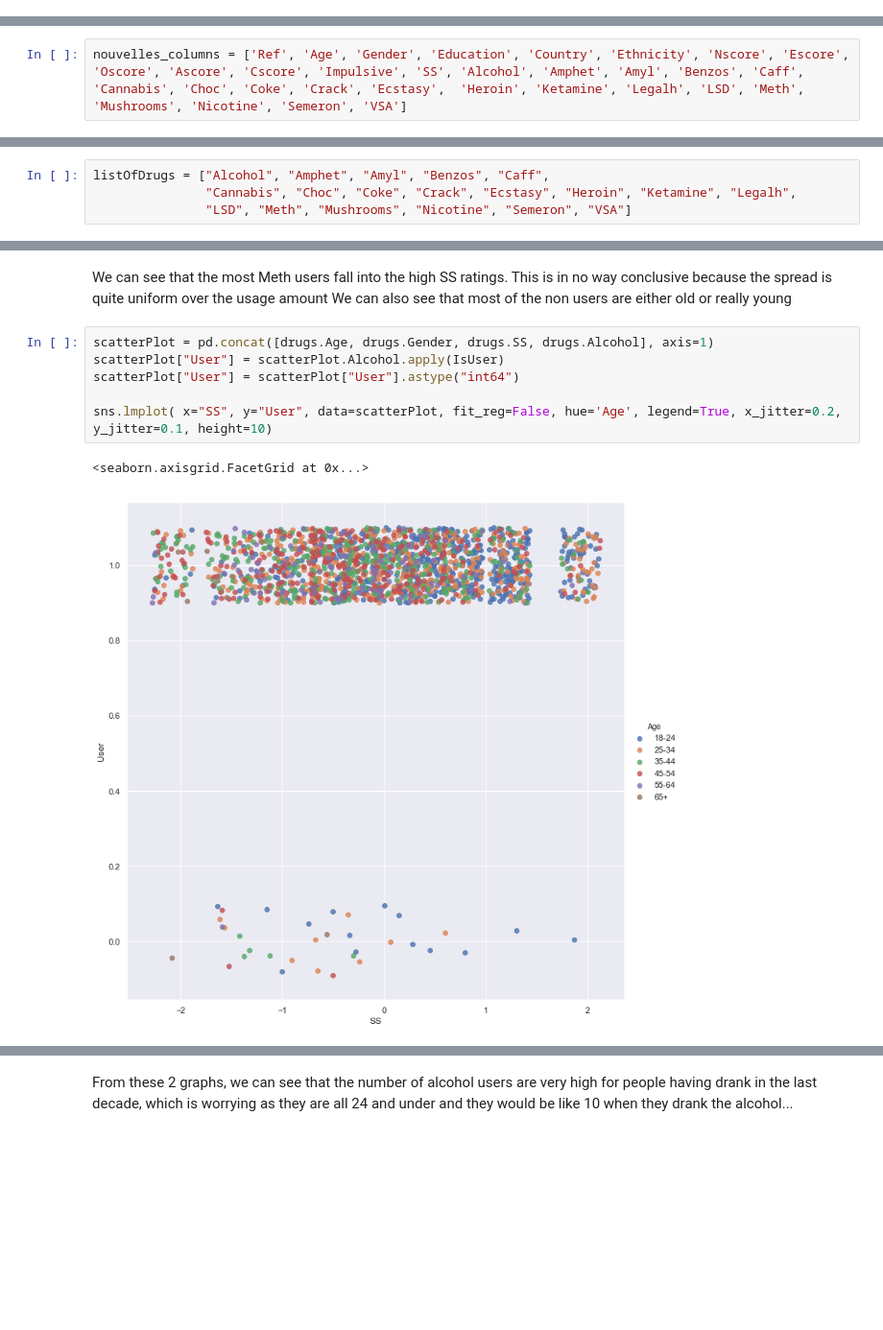
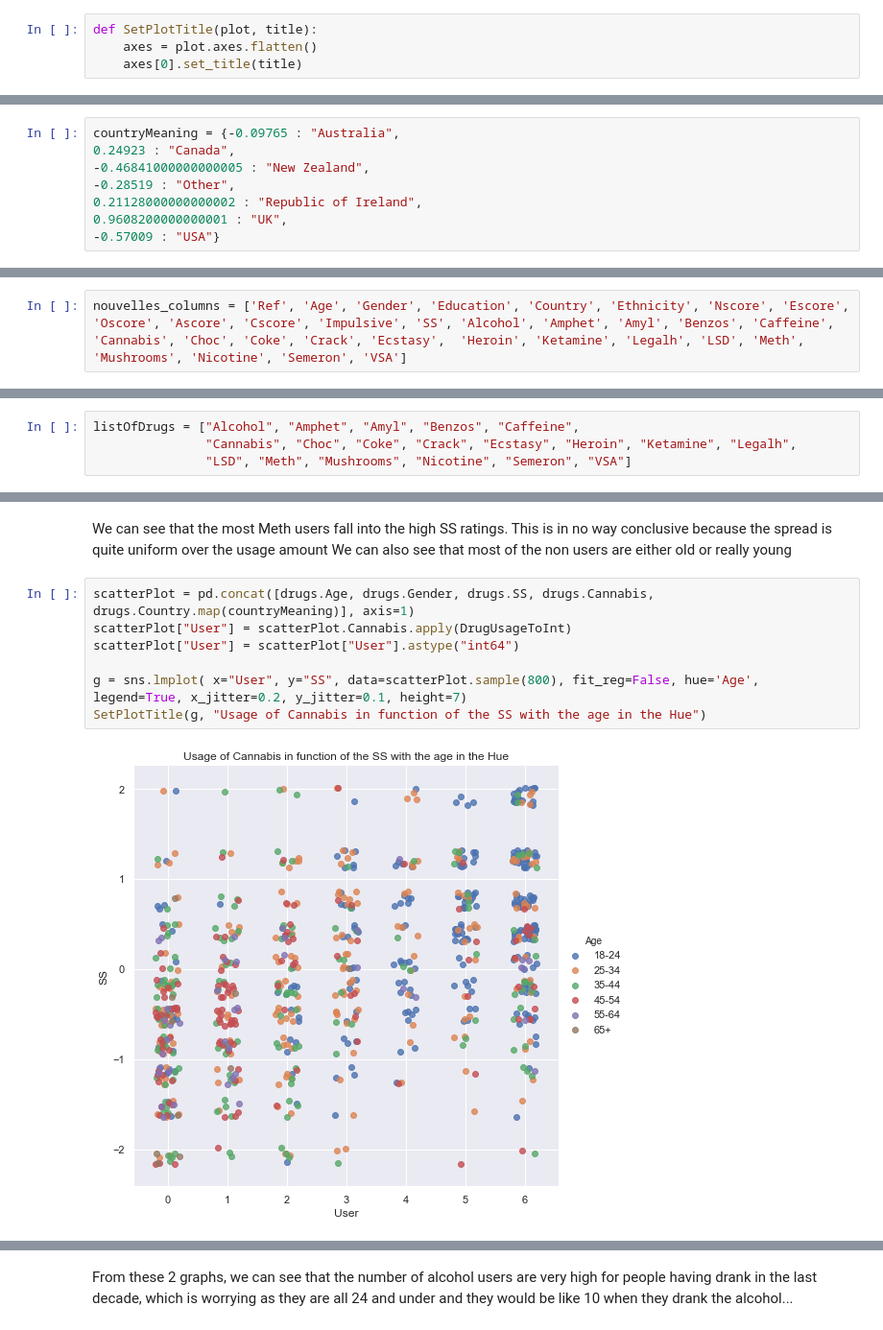
Before and after one commit to FearlessClock/PythonDataAnalyste, a Jupyter notebook: Drug consumption.ipynb, the cells around one changed output, grey strips where cells are left out. Shown at 96% size. Drawn from its saved outputs; the diff is of its cells as text; blank space fills up the shorter version.

```diff
--- a/Drug consumption.ipynb
+++ b/Drug consumption.ipynb
@@ -69,3 +69,7 @@ def SetGenderToInt(usage):
         return 0
     elif usage == "Female":
         return 1
+# %%
+def SetPlotTitle(plot, title):
+    axes = plot.axes.flatten()
+    axes[0].set_title(title)
@@ -71,0 +85,8 @@ def SetGenderToInt(usage):
+# %%
+countryMeaning = {-0.09765 : "Australia",
+0.24923 : "Canada",
+-0.46841000000000005 : "New Zealand",
+-0.28519 : "Other",
+0.21128000000000002 : "Republic of Ireland",
+0.9608200000000001 : "UK",
+-0.57009 : "USA"}
@@ -121,7 +195,7 @@ Int64Index([ 0,  1,  2,  3,  4,  5,  6,  7,  8,  9, 10, 11, 12, 13, 14, 15, 16,
             17, 18, 19, 20, 21, 22, 23, 24, 25, 26, 27, 28, 29, 30, 31],
            dtype='int64')
 # %%
-nouvelles_columns = ['Ref', 'Age', 'Gender', 'Education', 'Country', 'Ethnicity', 'Nscore', 'Escore', 'Oscore', 'Ascore', 'Cscore', 'Impulsive', 'SS', 'Alcohol', 'Amphet', 'Amyl', 'Benzos', 'Caff', 'Cannabis', 'Choc', 'Coke', 'Crack', 'Ecstasy',  'Heroin', 'Ketamine', 'Legalh', 'LSD', 'Meth', 'Mushrooms', 'Nicotine', 'Semeron', 'VSA']
+nouvelles_columns = ['Ref', 'Age', 'Gender', 'Education', 'Country', 'Ethnicity', 'Nscore', 'Escore', 'Oscore', 'Ascore', 'Cscore', 'Impulsive', 'SS', 'Alcohol', 'Amphet', 'Amyl', 'Benzos', 'Caffeine', 'Cannabis', 'Choc', 'Coke', 'Crack', 'Ecstasy',  'Heroin', 'Ketamine', 'Legalh', 'LSD', 'Meth', 'Mushrooms', 'Nicotine', 'Semeron', 'VSA']
 # %%
 list(zip(nouvelles_columns, drugs.columns))
 # %% [output]
@@ -265,7 +339,7 @@ ClassValue
  'CL5': 'Used in Last Week',
  'CL6': 'Used in Last Day'}
 # %%
-listOfDrugs = ["Alcohol", "Amphet", "Amyl", "Benzos", "Caff",
+listOfDrugs = ["Alcohol", "Amphet", "Amyl", "Benzos", "Caffeine",
                "Cannabis", "Choc", "Coke", "Crack", "Ecstasy", "Heroin", "Ketamine", "Legalh",
                "LSD", "Meth", "Mushrooms", "Nicotine", "Semeron", "VSA"]
 # %%
@@ -710,11 +1047,11 @@ sns.lmplot( x="SS", y="User", data=scatterPlot, fit_reg=False, hue='Age', legend
 We can see that the most Meth users fall into the high SS ratings. This is in no way conclusive because the spread is quite uniform over the usage amount
 We can also see that most of the non users are either old or really young
 # %%
-scatterPlot = pd.concat([drugs.Age, drugs.Gender, drugs.SS, drugs.Alcohol], axis=1)
-scatterPlot["User"] = scatterPlot.Alcohol.apply(IsUser)
+scatterPlot = pd.concat([drugs.Age, drugs.Gender, drugs.SS, drugs.Cannabis, drugs.Country.map(countryMeaning)], axis=1)
+scatterPlot["User"] = scatterPlot.Cannabis.apply(DrugUsageToInt)
 scatterPlot["User"] = scatterPlot["User"].astype("int64")
 
-sns.lmplot( x="SS", y="User", data=scatterPlot, fit_reg=False, hue='Age', legend=True, x_jitter=0.2, y_jitter=0.1, height=10)
+g = sns.lmplot( x="User", y="SS", data=scatterPlot.sample(800), fit_reg=False, hue='Age', legend=True, x_jitter=0.2, y_jitter=0.1, height=7)
+SetPlotTitle(g, "Usage of Cannabis in function of the SS with the age in the Hue")
 # %% [output]
-<seaborn.axisgrid.FacetGrid at 0x...>
-[figure, old version]
+[figure, new version]
```
Also changed, not shown: parts of 60 cells of this notebook.
